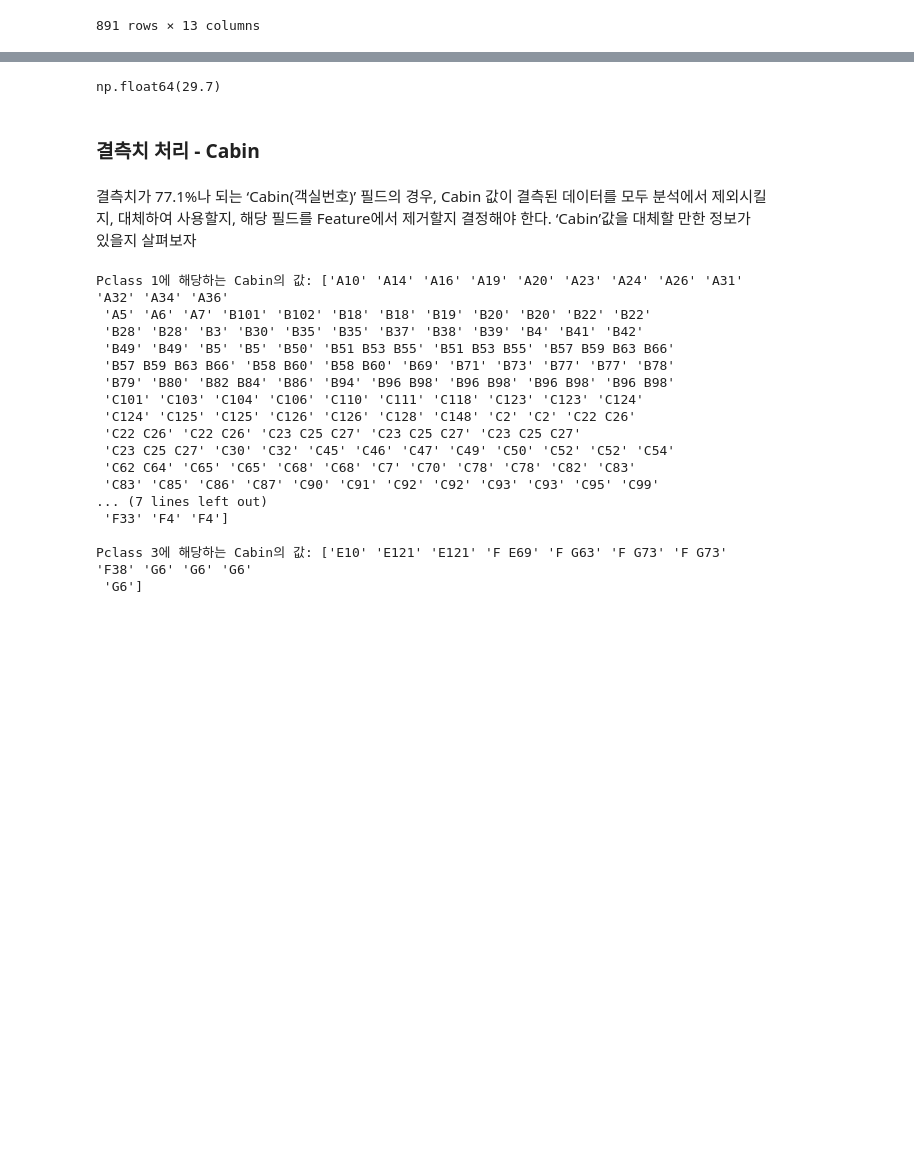
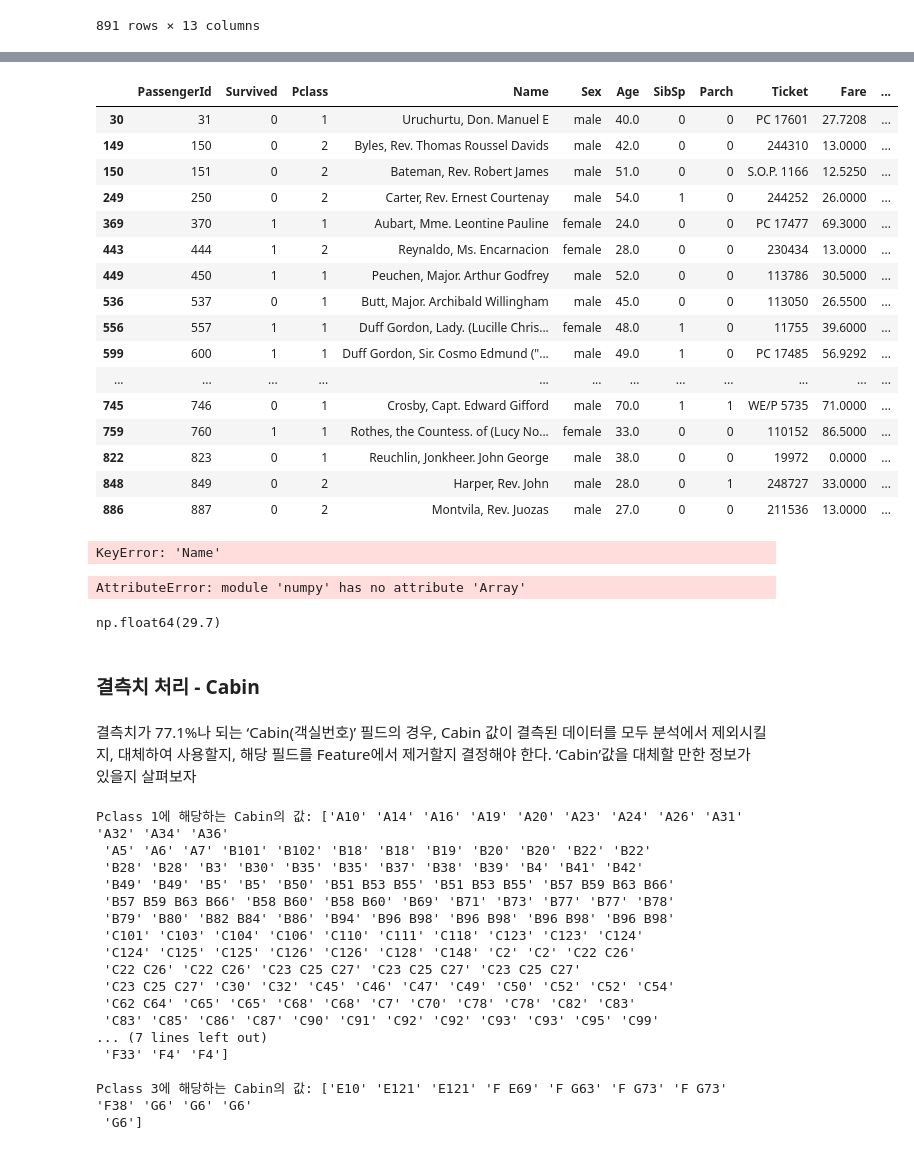
Before and after one commit to Harksu71/DataScienceAnalytics, a Jupyter notebook: Lecture/SeSAC/4_시스템설계.ipynb, the cells around one changed output, grey strips where cells are left out. Drawn from its saved outputs; the diff is of its cells as text; code cells hidden in the pictures; blank space fills up the shorter version.

```diff
--- a/Lecture/SeSAC/4_시스템설계.ipynb
+++ b/Lecture/SeSAC/4_시스템설계.ipynb
@@ -142,3 +328,44 @@ df_train
+# %%
+df_train[(df_train['Name'].str.contains('Master') \
+          + df_train['Name'].str.contains('Mr\.') \
+          + df_train['Name'].str.contains('Mrs\.') \
+          + df_train['Name'].str.contains('Miss') \
+          + df_train['Name'].str.contains('Dr\.')) == 0]
+# %% [output]
+|  | PassengerId | Survived | Pclass | Name | Sex | Age | SibSp | Parch | Ticket | Fare | ... |
+| 30 | 31 | 0 | 1 | Uruchurtu, Don. Manuel E | male | 40.0 | 0 | 0 | PC 17601 | 27.7208 | ... |
+| 149 | 150 | 0 | 2 | Byles, Rev. Thomas Roussel Davids | male | 42.0 | 0 | 0 | 244310 | 13.0000 | ... |
+| 150 | 151 | 0 | 2 | Bateman, Rev. Robert James | male | 51.0 | 0 | 0 | S.O.P. 1166 | 12.5250 | ... |
+| 249 | 250 | 0 | 2 | Carter, Rev. Ernest Courtenay | male | 54.0 | 1 | 0 | 244252 | 26.0000 | ... |
+| 369 | 370 | 1 | 1 | Aubart, Mme. Leontine Pauline | female | 24.0 | 0 | 0 | PC 17477 | 69.3000 | ... |
+| 443 | 444 | 1 | 2 | Reynaldo, Ms. Encarnacion | female | 28.0 | 0 | 0 | 230434 | 13.0000 | ... |
+| 449 | 450 | 1 | 1 | Peuchen, Major. Arthur Godfrey | male | 52.0 | 0 | 0 | 113786 | 30.5000 | ... |
+| 536 | 537 | 0 | 1 | Butt, Major. Archibald Willingham | male | 45.0 | 0 | 0 | 113050 | 26.5500 | ... |
+| 556 | 557 | 1 | 1 | Duff Gordon, Lady. (Lucille Chris... | female | 48.0 | 1 | 0 | 11755 | 39.6000 | ... |
+| 599 | 600 | 1 | 1 | Duff Gordon, Sir. Cosmo Edmund ("... | male | 49.0 | 1 | 0 | PC 17485 | 56.9292 | ... |
+| ... | ... | ... | ... | ... | ... | ... | ... | ... | ... | ... | ... |
+| 745 | 746 | 0 | 1 | Crosby, Capt. Edward Gifford | male | 70.0 | 1 | 1 | WE/P 5735 | 71.0000 | ... |
+| 759 | 760 | 1 | 1 | Rothes, the Countess. of (Lucy No... | female | 33.0 | 0 | 0 | 110152 | 86.5000 | ... |
+| 822 | 823 | 0 | 1 | Reuchlin, Jonkheer. John George | male | 38.0 | 0 | 0 | 19972 | 0.0000 | ... |
+| 848 | 849 | 0 | 2 | Harper, Rev. John | male | 28.0 | 0 | 1 | 248727 | 33.0000 | ... |
+| 886 | 887 | 0 | 2 | Montvila, Rev. Juozas | male | 27.0 | 0 | 0 | 211536 | 13.0000 | ... |
+# %%
+df_train['Name'].str.contains('Master').sum() \
++ df_train['Name'].str.contains('Mr\.').sum() \
++ df_train['Name'].str.contains('Mrs\.').sum() \
++ df_train['Name'].str.contains('Miss').sum() \
++ df_train['Name'].str.contains('Dr\.').sum()
+# %% [output]
+KeyError: 'Name'
+# %%
+
+ [df_train['Age_isna'] * df_train['Name'].str.contains('Master')*master_age \
+                               , df_train['Age_isna'] *  df_train['Name'].str.contains('Mr\.')*mr_age \
+                               , df_train['Age_isna'] *  df_train['Name'].str.contains('Mrs.')*mrs_age \
+                               , df_train['Age_isna'] *  df_train['Name'].str.contains('Miss')*miss_age \
+                               , (1 - df_train['Age_isna']) *  df_train['Age']]).max()
+# %% [output]
+AttributeError: module 'numpy' has no attribute 'Array'
 # %%
 # 결측치 처리 - Age
 # 평균값으로 대체 (mode, median 값 등을 사용할 수도 있음)
```
Also changed, not shown: parts of 41 cells of this notebook.
